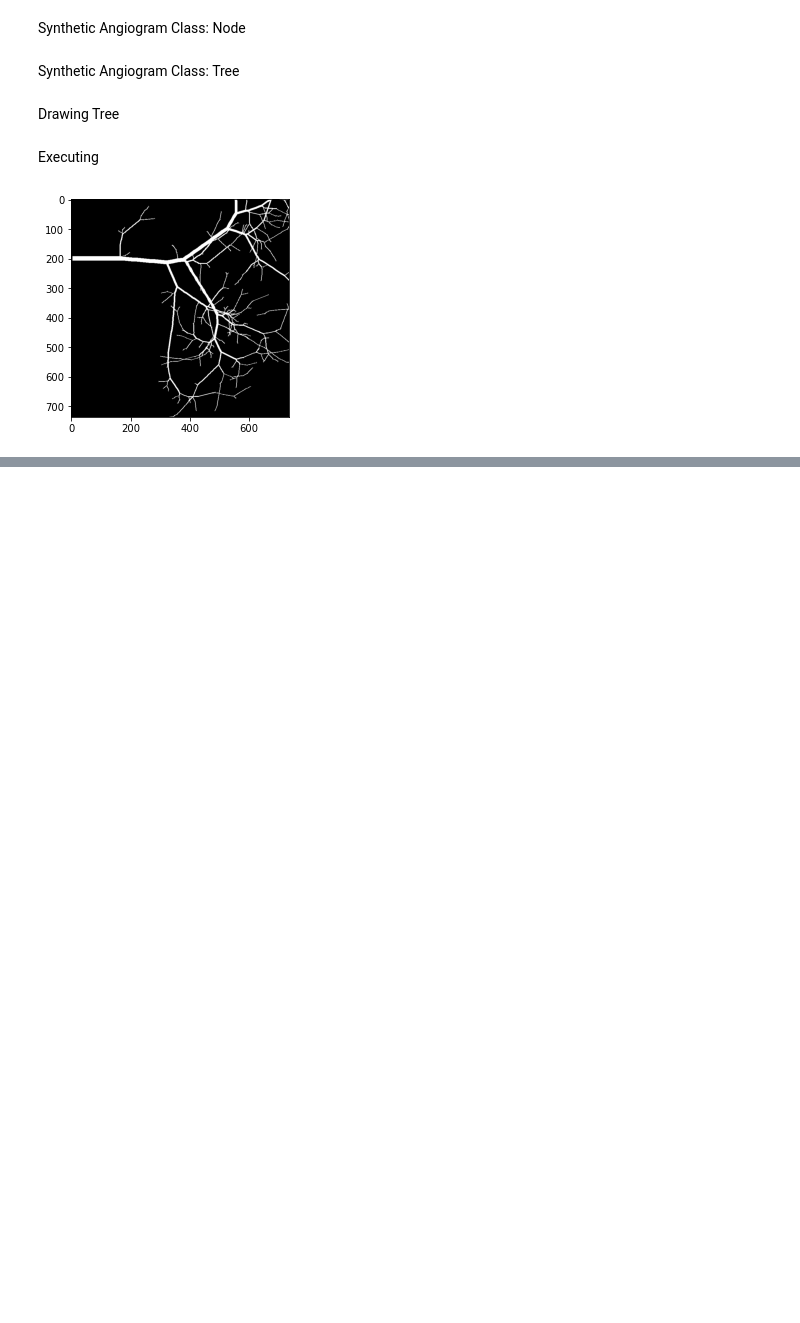
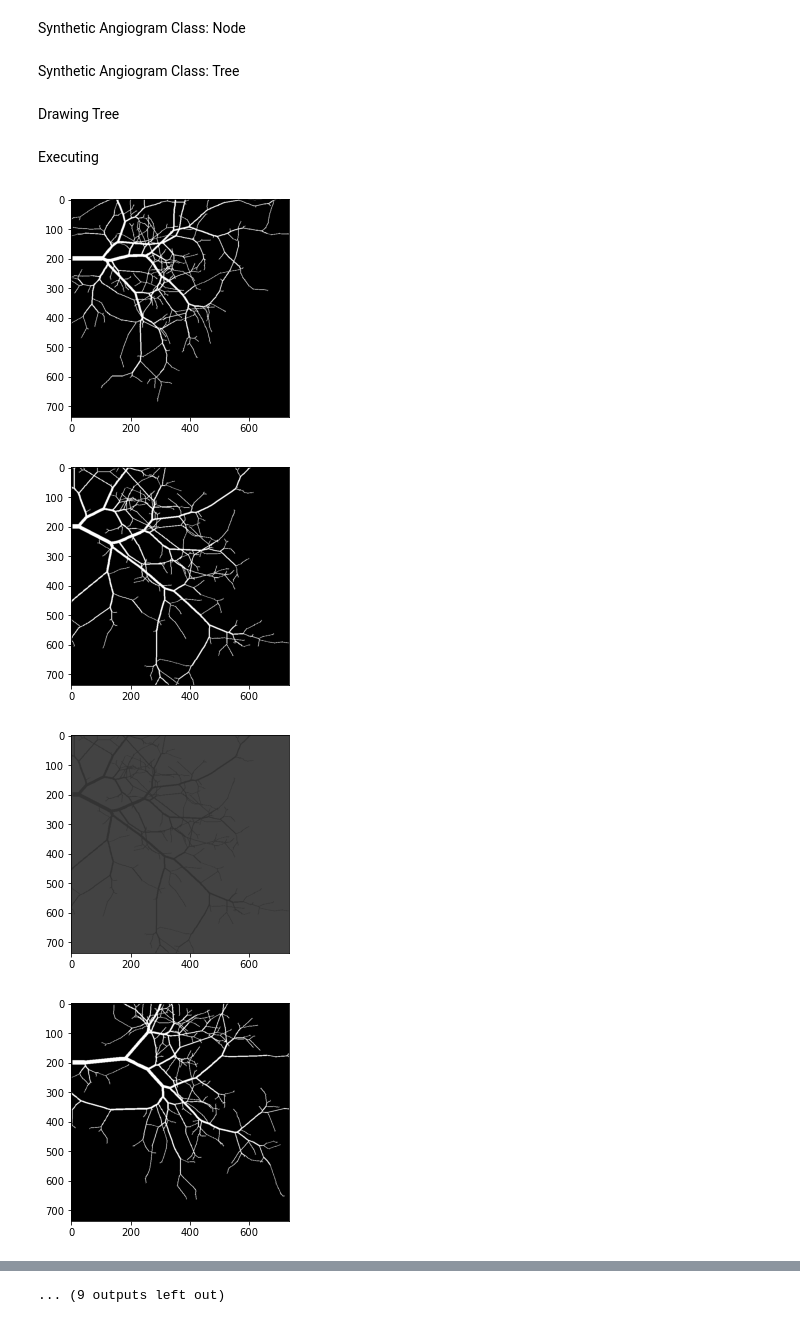
Before and after one commit to Nugni/Bachelor_rep_angiograms, a Jupyter notebook: src/Main.ipynb, the cells around one changed output, grey strips where cells are left out. Cells and saved outputs as stored; diff of their text form; code cells hidden in the pictures; blank space fills up the shorter version.

Commit message:
Added script to automatically generate input data from labels

```diff
--- a/src/Main.ipynb
+++ b/src/Main.ipynb
@@ -30,12 +30,20 @@ Drawing Tree
 Executing
 # %%
 from TreeLib import Tree
-from TreeLib import drawTree
+from TreeLib import drawTree, genTree
+from genInputFromLabel import labelToInput
 tree = Tree(startX, startY, starWidth, startLength, startAngle, stopWidth)
-synAngio = drawTree(tree, (736, 736))
+synAngio = genTree(tree, (736, 736))
+drawTree(synAngio)
 
 for i in range(10):
     tree = Tree(startX, startY, starWidth,startLength, startAngle,stopWidth)
-    synAngio = drawTree(tree, (736, 736))
+    synAngioLab = genTree(tree, (736, 736))
+    synAngioInput = labelToInput(synAngioLab)
+    drawTree(synAngioLab)
+    drawTree(synAngioInput)
 # %% [output]
-[figure, old version]
+[figure, new version]
+[figure, added]
+[figure, added]
+[figure, added]
@@ -42,2 +58,3 @@ for i in range(10):
+... (9 outputs left out)
 # %%
 #synAngio.save("test_image.PNG")
```
Also changed, not shown: parts of 1 cell of this notebook, 2 other files.
